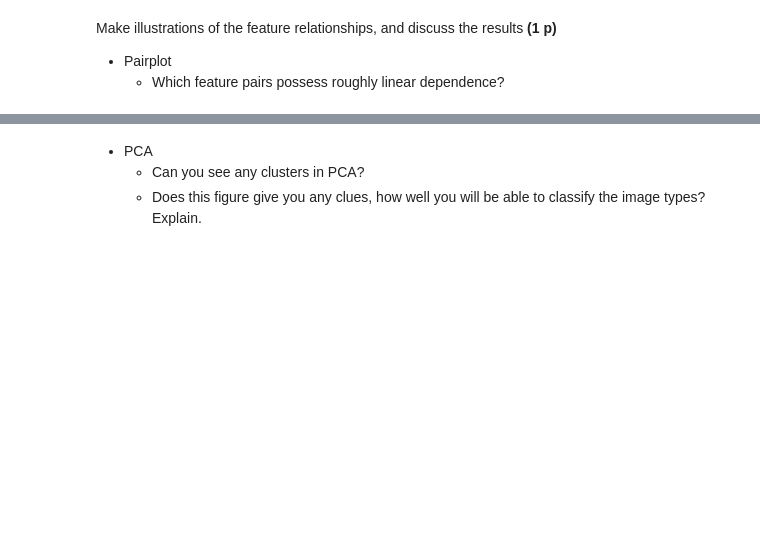
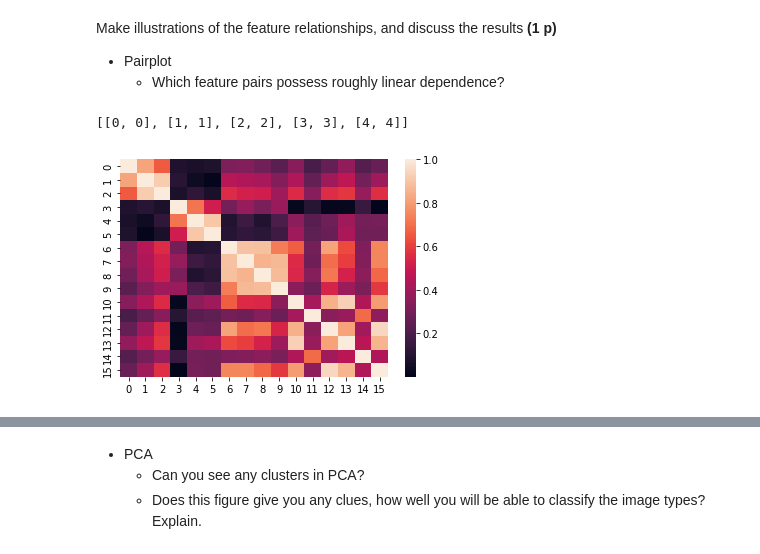
Before and after one commit to Juoksuorava/MLPR22, a Jupyter notebook: MLPR22_exercise.ipynb, the cells around one changed output, grey strips where cells are left out. Saved outputs shown, nothing was run; the diff lists cells and outputs as text; code cells hidden in the pictures; blank space fills up the shorter version.

```diff
--- a/MLPR22_exercise.ipynb
+++ b/MLPR22_exercise.ipynb
@@ -439,3 +459,9 @@ X_norm = np.asarray(sc.fit_transform(X))
 Make illustrations of the feature relationships, and discuss the results **(1 p)**
 - Pairplot
     - Which feature pairs possess roughly linear dependence?
+# %%
+feature_correlations = np.corrcoef(np.transpose(X_norm))
+sns.heatmap(np.abs(feature_correlations))
+# %% [output]
+[[0, 0], [1, 1], [2, 2], [3, 3], [4, 4]]
+[figure, added]
```
Also changed, not shown: parts of 13 cells of this notebook.
